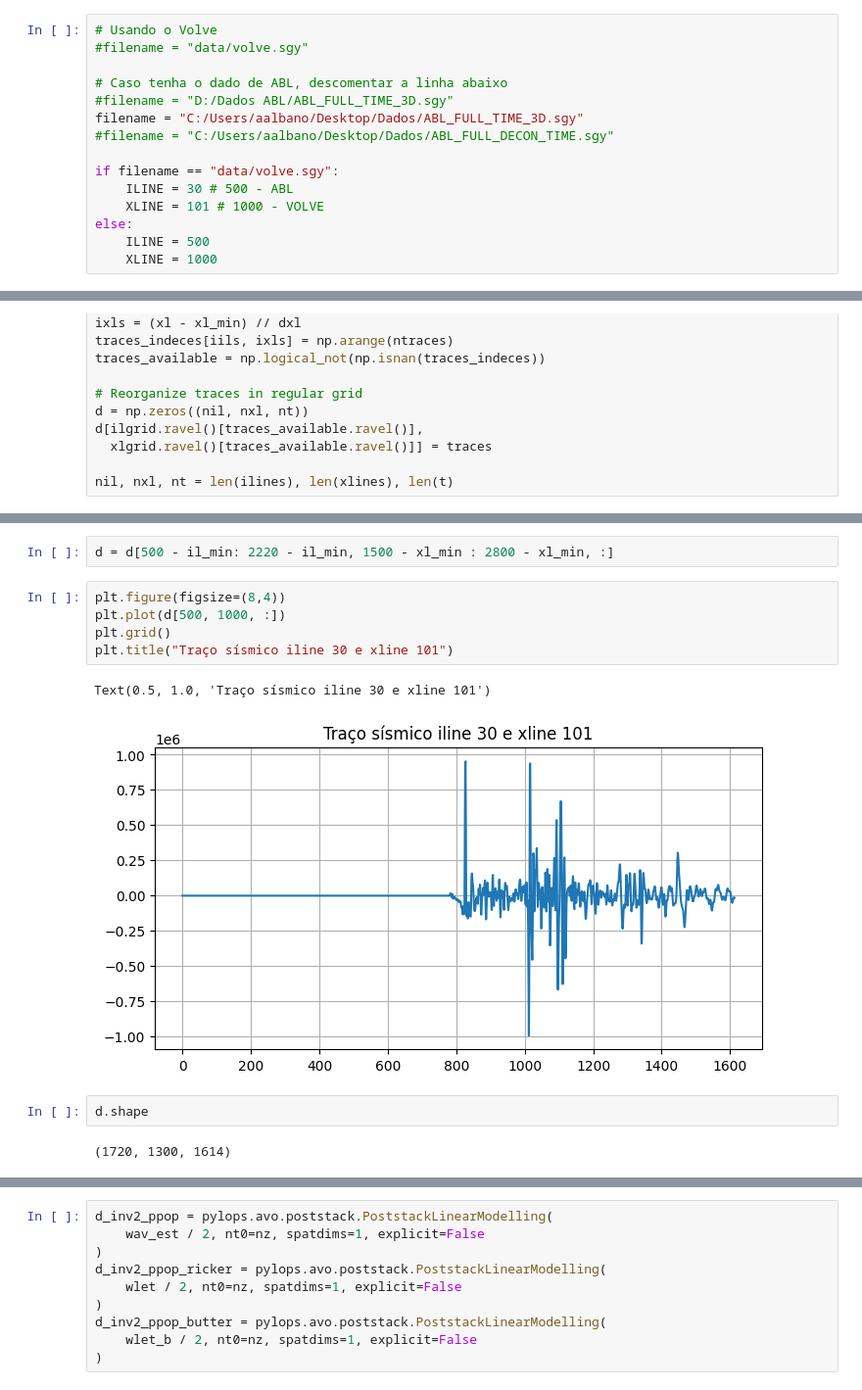
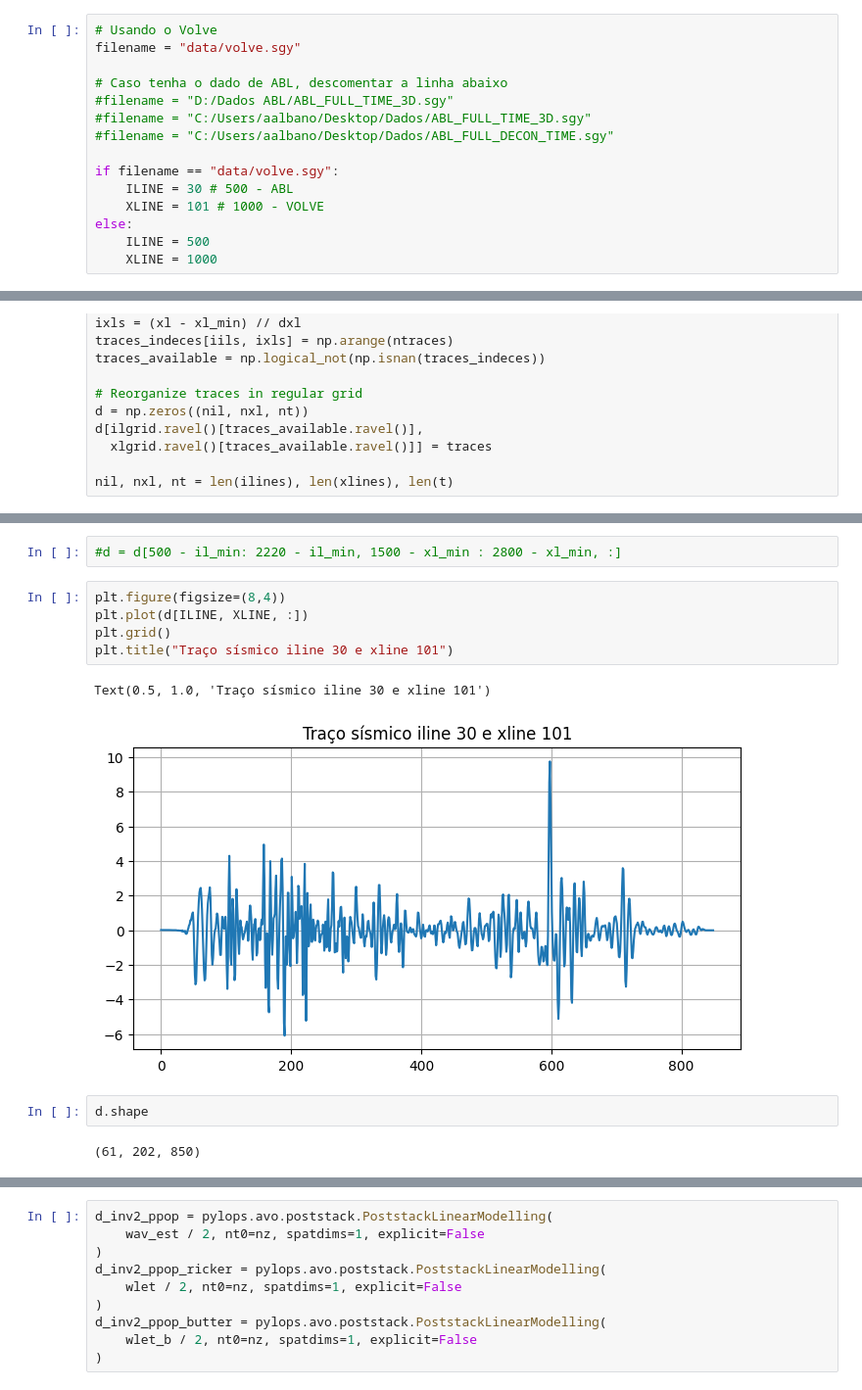
Before and after one commit to albano-a/InvertLab, a Jupyter notebook: normal_equations.ipynb, the cells around one changed output, grey strips where cells are left out. Shown at 98% size. Cells and saved outputs as stored; diff of their text form.

```diff
--- a/normal_equations.ipynb
+++ b/normal_equations.ipynb
@@ -10,11 +10,11 @@ from tqdm import tqdm
 # from sklearn.metrics import mean_absolute_percentage_error as MAPE
 # %%
 # Usando o Volve
-#filename = "data/volve.sgy"
+filename = "data/volve.sgy"
 
 # Caso tenha o dado de ABL, descomentar a linha abaixo
 #filename = "D:/Dados ABL/ABL_FULL_TIME_3D.sgy"
-filename = "C:/Users/aalbano/Desktop/Dados/ABL_FULL_TIME_3D.sgy"
+#filename = "C:/Users/aalbano/Desktop/Dados/ABL_FULL_TIME_3D.sgy"
 #filename = "C:/Users/aalbano/Desktop/Dados/ABL_FULL_DECON_TIME.sgy"
 
 if filename == "data/volve.sgy":
@@ -80,17 +81,17 @@ plt.grid(False)
 # %%
-d = d[500 - il_min: 2220 - il_min, 1500 - xl_min : 2800 - xl_min, :]
+#d = d[500 - il_min: 2220 - il_min, 1500 - xl_min : 2800 - xl_min, :]
 # %%
 plt.figure(figsize=(8,4))
-plt.plot(d[500, 1000, :])
+plt.plot(d[ILINE, XLINE, :])
 plt.grid()
 plt.title("Traço sísmico iline 30 e xline 101")
 # %% [output]
 Text(0.5, 1.0, 'Traço sísmico iline 30 e xline 101')
-[figure, old version]
+[figure, new version]
 # %%
 d.shape
 # %% [output]
-(1720, 1300, 1614)
+(61, 202, 850)
 # %%
 def estimate_wavelet(d, dt):
     """
```
Also changed, not shown: parts of 6 cells of this notebook.
